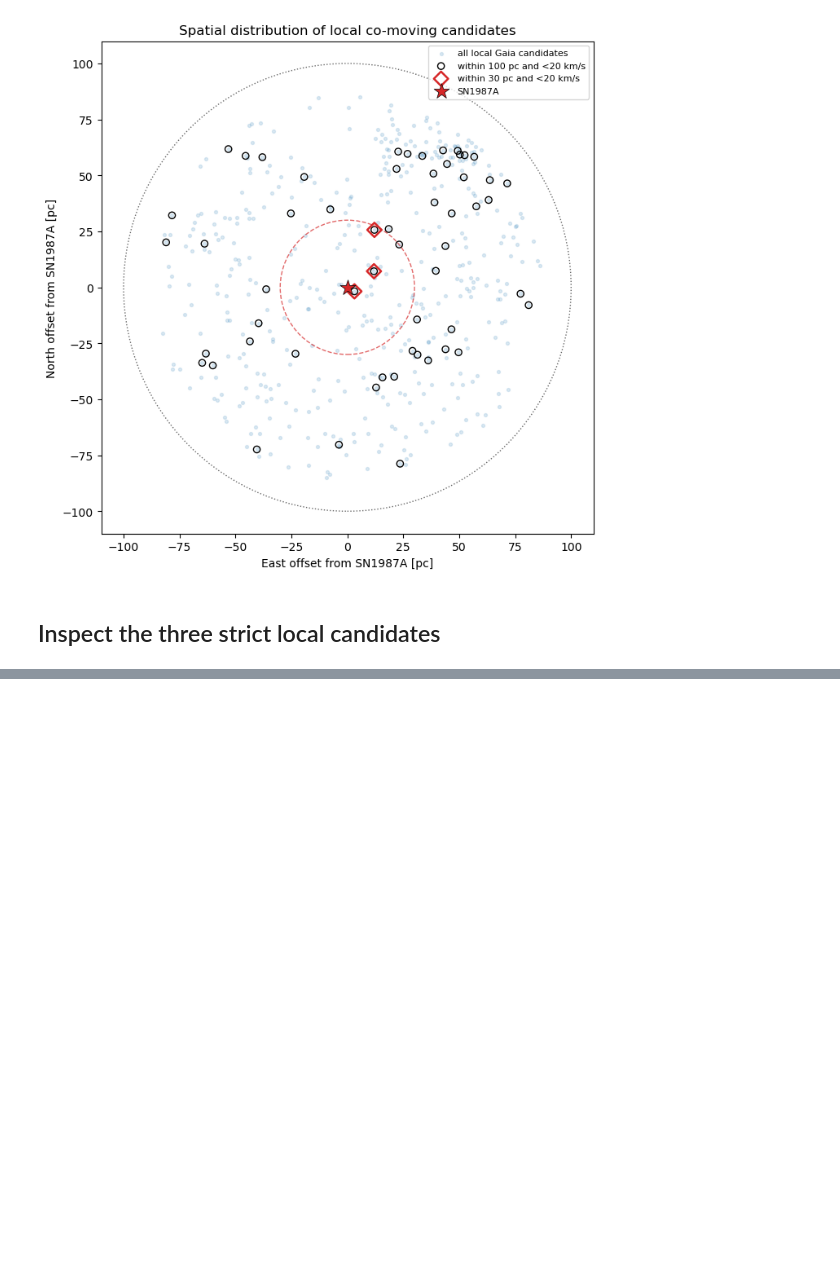
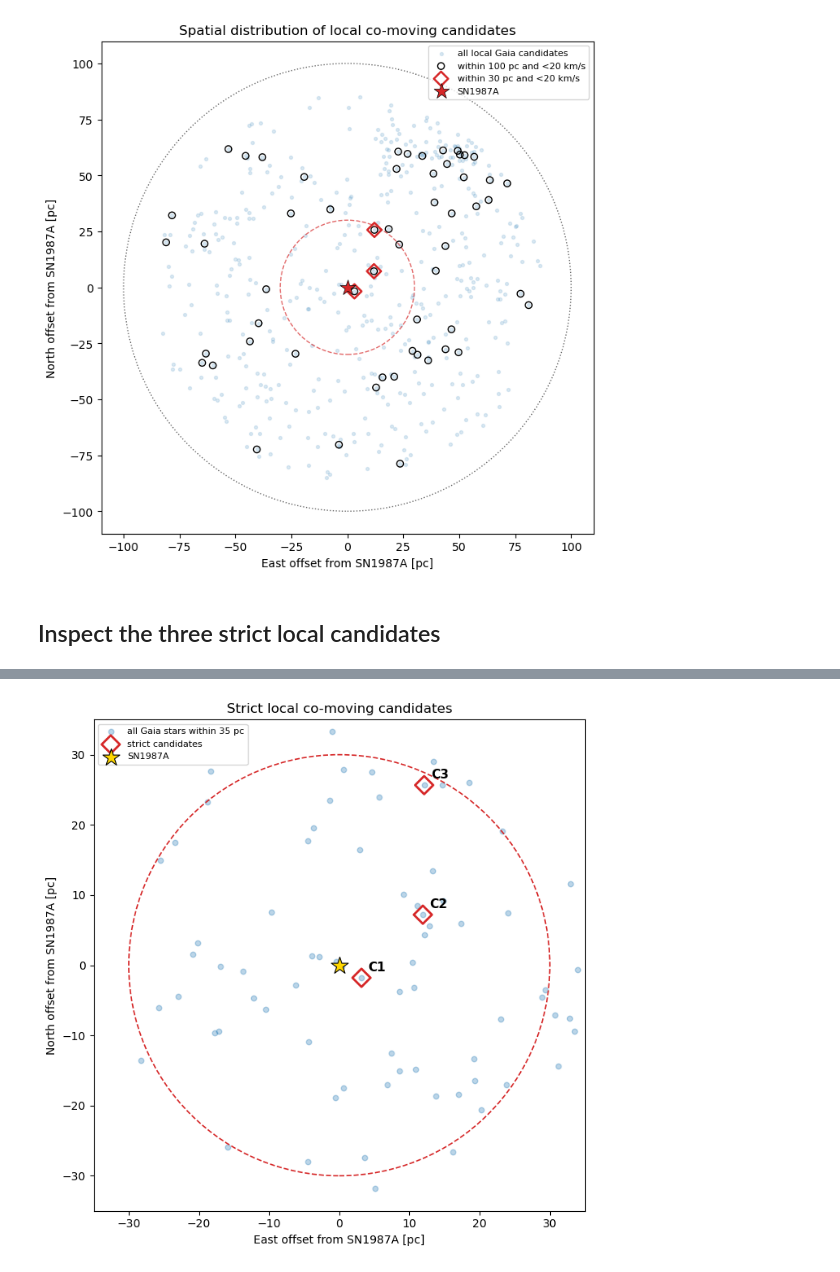
Before and after one commit to Wafeliniec/87A-progenitor-search, a Jupyter notebook: SN1987A_figures.ipynb, the cells around one changed output, grey strips where cells are left out. Drawn from its saved outputs; the diff is of its cells as text; code cells hidden in the pictures; blank space fills up the shorter version.

Commit message:
inspecting the 3 nearby candidates

```diff
--- a/SN1987A_figures.ipynb
+++ b/SN1987A_figures.ipynb
@@ -1293,0 +1384,80 @@ NameError: name 'df_substructure' is not defined
+# %%
+# Zoomed spatial plot of the strict candidates
+
+import matplotlib.pyplot as plt
+
+local_35pc = base_df[
+    base_df["sep_87a_pc"] < 35
+    ].copy()
+
+fig, ax = plt.subplots(figsize=(7, 7))
+
+ax.scatter(
+    local_35pc["x_pc"],
+    local_35pc["y_pc"],
+    s=22,
+    alpha=0.30,
+    color="tab:blue",
+    label="all Gaia stars within 35 pc"
+)
+
+ax.scatter(
+    strict_inspect["x_pc"],
+    strict_inspect["y_pc"],
+    s=130,
+    marker="D",
+    facecolors="none",
+    edgecolors="tab:red",
+    linewidths=2,
+    label="strict candidates"
+)
+
+for _, star in strict_inspect.iterrows():
+    ax.annotate(
+        star["candidate"],
+        xy=(star["x_pc"], star["y_pc"]),
+        xytext=(6, 6),
+        textcoords="offset points",
+        fontsize=11,
+        fontweight="bold"
+    )
+
+ax.scatter(
+    0,
+    0,
+    marker="*",
+    s=250,
+    color="gold",
+    edgecolor="black",
+    linewidth=0.8,
+    label="SN1987A"
+)
+
+circle_30 = plt.Circle(
+    (0, 0),
+    30,
+    fill=False,
+    linestyle="--",
+    color="tab:red",
+    linewidth=1.2
+)
+
+ax.add_patch(circle_30)
+
+ax.set_xlim(-35, 35)
+ax.set_ylim(-35, 35)
+ax.set_aspect("equal", adjustable="box")
+
+ax.set_xlabel("East offset from SN1987A [pc]")
+ax.set_ylabel("North offset from SN1987A [pc]")
+ax.set_title("Strict local co-moving candidates")
+ax.legend(fontsize=8)
+
+plt.tight_layout()
+plt.savefig(
+    fig_dir / "strict_candidates_spatial_zoom.png",
+    dpi=300
+)
+plt.show()
+# %% [output]
+[figure, added]
```
Also changed, not shown: parts of 5 cells of this notebook, 2 other files.
